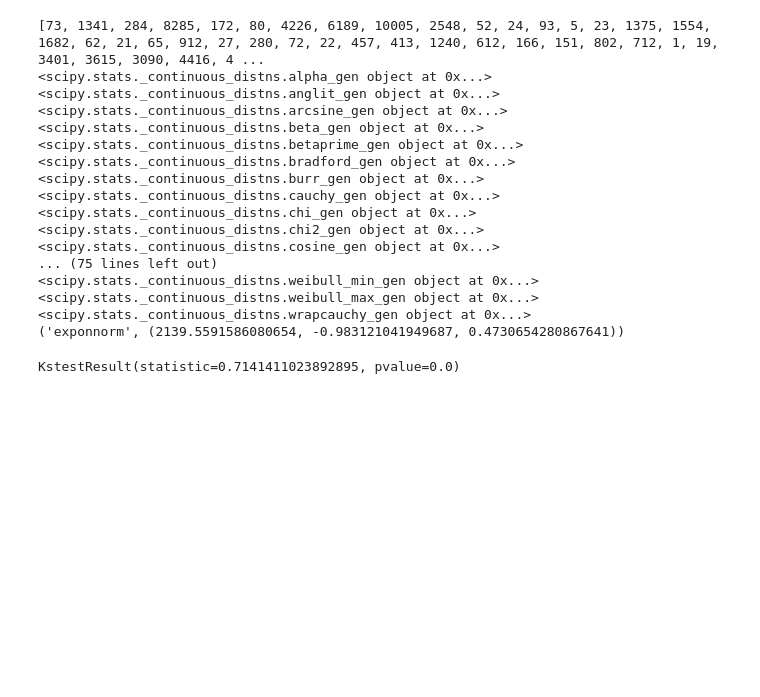
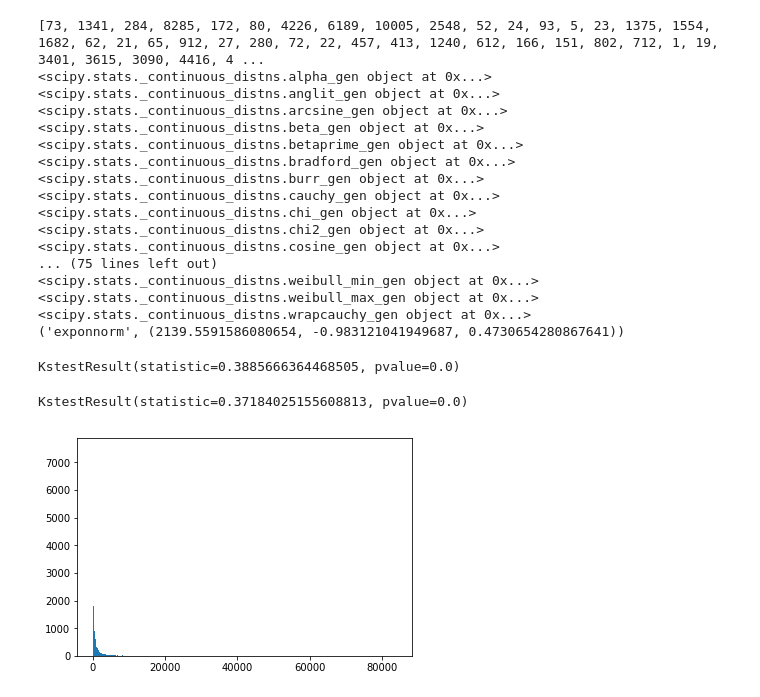
Before and after one commit to gkovacs/habitlab-conservation-analysis, a Jupyter notebook: Session Distribution Analysis.ipynb, the cells around one changed output. Cells and saved outputs as stored; diff of their text form; code cells hidden in the pictures; blank space fills up the shorter version.

Commit message:
sessions improvements

```diff
--- a/Session Distribution Analysis.ipynb
+++ b/Session Distribution Analysis.ipynb
@@ -221,6 +221,16 @@ print(str(best_fit_distribution(sessions_per_day)))
 <scipy.stats._continuous_distns.wrapcauchy_gen object at 0x...>
 ('exponnorm', (2139.5591586080654, -0.983121041949687, 0.4730654280867641))
 # %%
-kstest(session_durations, 'exponnorm', (2139.5591586080654, -0.983121041949687, 0.4730654280867641))
+kstest(sessions_per_day, 'exponnorm', (2139.5591586080654, -0.983121041949687, 0.4730654280867641))
 # %% [output]
-KstestResult(statistic=0.7141411023892895, pvalue=0.0)
+KstestResult(statistic=0.3885666364468505, pvalue=0.0)
+# %%
+sessions_per_day = [s for s in sessions_per_day if s<20000 and s > 5]
+from scipy.stats import exponnorm
+params = exponnorm.fit(sessions_per_day)
+pyplot.figure(2)
+pyplot.hist(sessions_per_day, bins=400)
+kstest(sessions_per_day, 'exponnorm', params)
+# %% [output]
+KstestResult(statistic=0.37184025155608813, pvalue=0.0)
+[figure, added]
```
